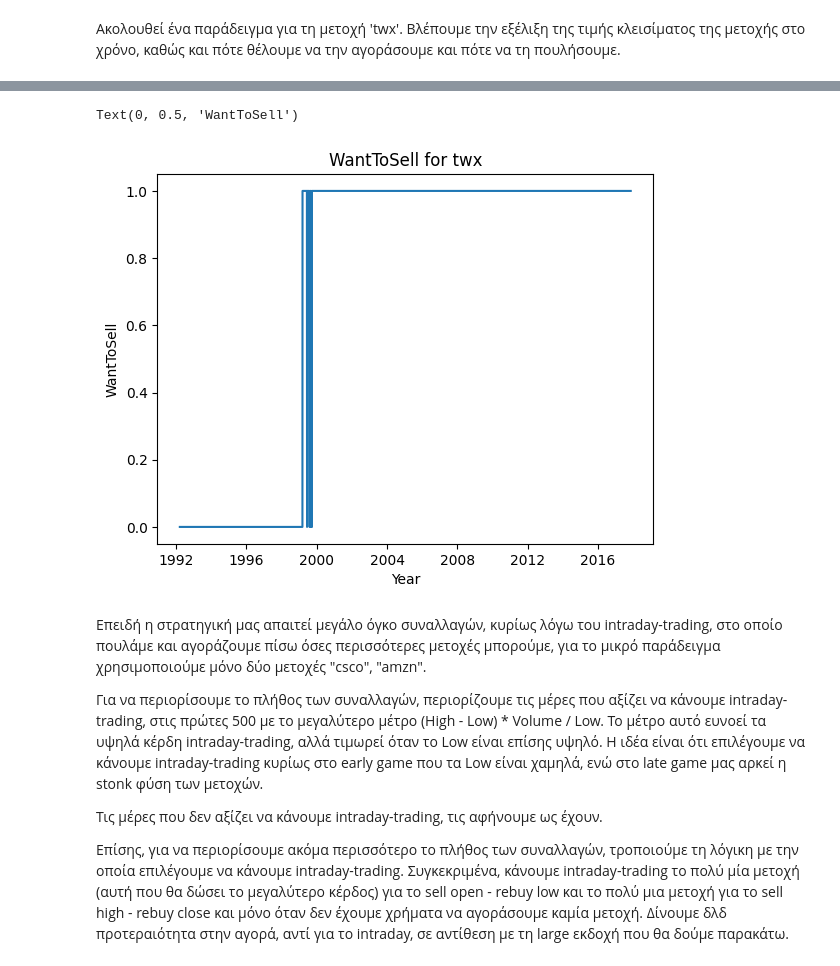
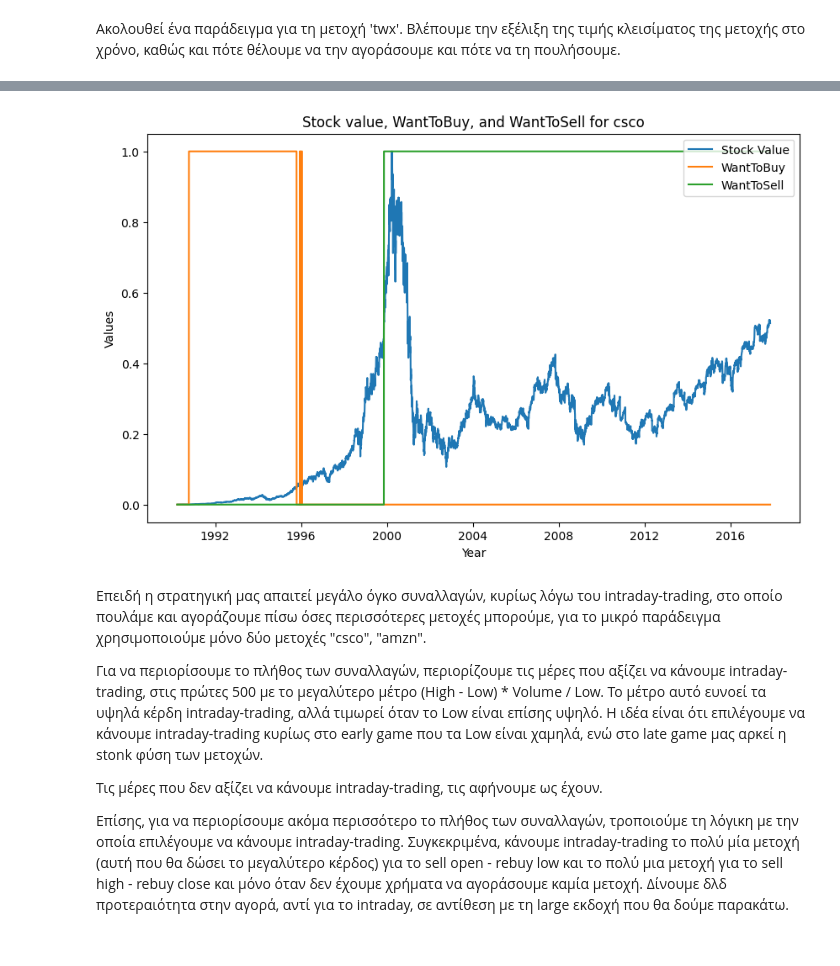
Before and after one commit to marvlach/stocks-project, a Jupyter notebook: src/Stocks.ipynb, the cells around one changed output, grey strips where cells are left out. Cells and saved outputs as stored; diff of their text form; code cells hidden in the pictures.

Commit message:
one figure for stock price, WantToBuy, WantToSell

```diff
--- a/src/Stocks.ipynb
+++ b/src/Stocks.ipynb
@@ -139,13 +120,23 @@ Text(0, 0.5, 'WantToBuy')
-# %%
-some_stock = stocks_df.query("Name == 'twx'")['WantToSell']
-x1, y1 = pd.to_datetime((some_stock.index.map(lambda x: x[0]))), some_stock.values
-b = sns.lineplot(x=x1, y=y1)
-b.set_title("WantToSell for twx")
-b.set_xlabel("Year")
-b.set_ylabel("WantToSell")
-# %% [output]
-Text(0, 0.5, 'WantToSell')
-[figure, removed]
+# %%
+some_stock = stocks_df.query("Name == 'csco'")
+#some_stock = stocks_df.query("Name == 'amzn'")
+
+time = pd.to_datetime((some_stock.index.map(lambda x: x[0])))
+stock_percentage_increase = some_stock['PercentageIncrease'].values
+stock_want_to_buy = some_stock['WantToBuy'].values
+stock_want_to_sell = some_stock['WantToSell'].values
+plt.figure(figsize=(10, 6))
+sns.lineplot(x=time, y=stock_percentage_increase, label='Stock Value')
+sns.lineplot(x=time, y=stock_want_to_buy, label='WantToBuy')
+sns.lineplot(x=time, y=stock_want_to_sell, label='WantToSell')
+
+plt.title("Stock value, WantToBuy, and WantToSell for csco")
+plt.xlabel("Year")
+plt.ylabel("Values")
+plt.legend(loc='upper right')
+plt.show()
+# %% [output]
+[figure, added]
 # %% [markdown]
 Επειδή η στρατηγική μας απαιτεί μεγάλο όγκο συναλλαγών, κυρίως λόγω του intraday-trading, στο οποίο πουλάμε και αγοράζουμε πίσω όσες περισσότερες μετοχές μπορούμε, για το μικρό παράδειγμα χρησιμοποιούμε μόνο δύο μετοχές "csco", "amzn".
 
```
Also changed, not shown: parts of 3 cells of this notebook.
